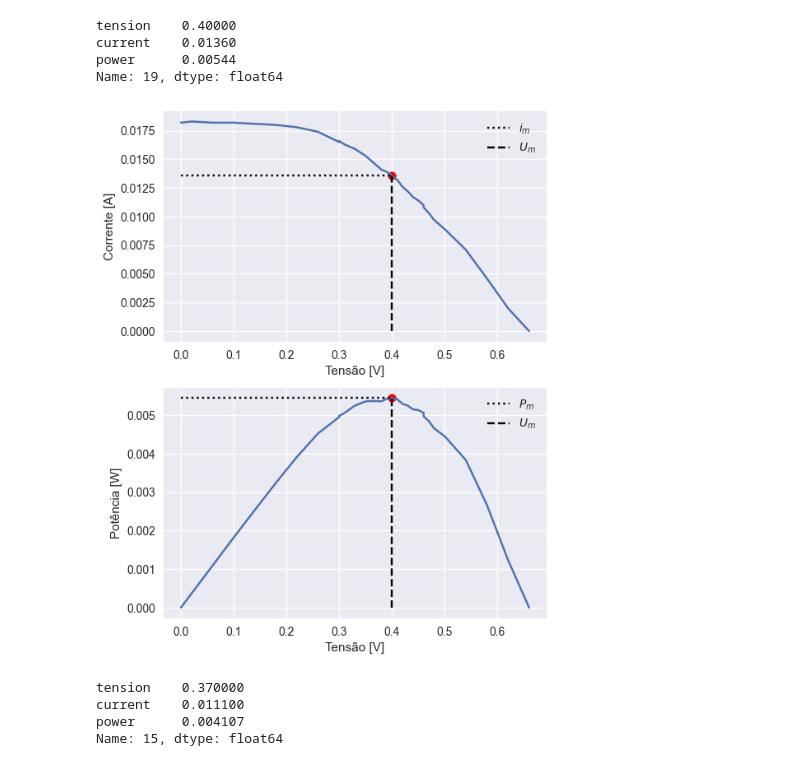
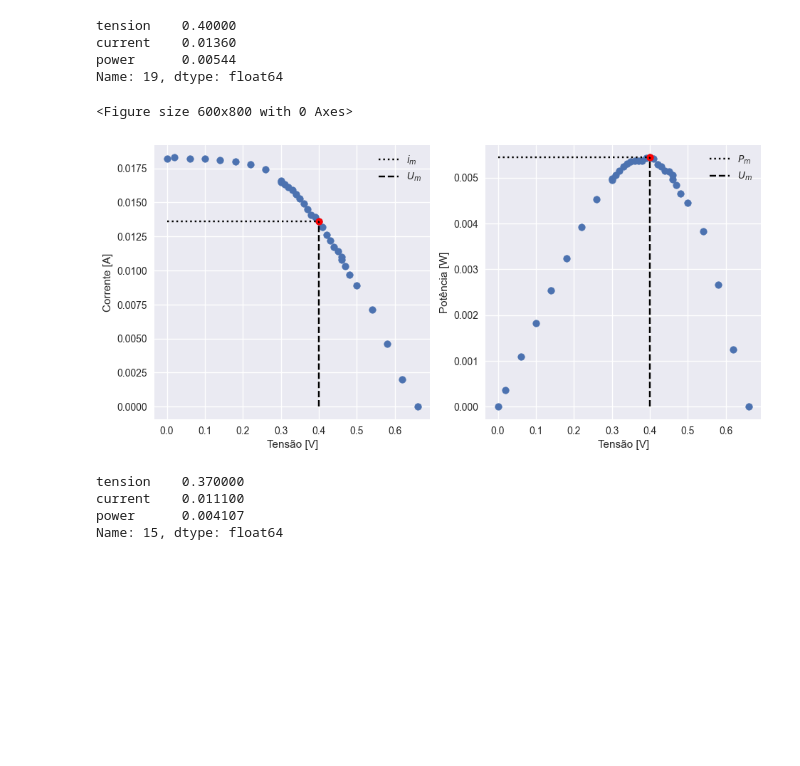
Before and after one commit to FelixLuciano/celular-solares, a Jupyter notebook: notebooks/efficiency.ipynb, the cells around one changed output. Cells and saved outputs as stored; diff of their text form; code cells hidden in the pictures; blank space fills up the shorter version.

```diff
--- a/notebooks/efficiency.ipynb
+++ b/notebooks/efficiency.ipynb
@@ -10,8 +10,8 @@ def get_max(cell: pd.DataFrame):
 def plot_max(cell: pd.DataFrame):
     cell_max = get_max(cell)
 
-    plt.subplot(211)
-    plt.plot(cell["tension"], cell["current"])
+    plt.subplot(121)
+    plt.scatter(cell["tension"], cell["current"])
     plt.hlines(cell_max["current"], cell["tension"].min(), cell_max["tension"], label="$i_m$", color="#000", linestyles="dotted")
     plt.vlines(cell_max["tension"], cell["current"].min(), cell_max["current"], label="$U_m$", color="#000", linestyles="dashed")
     plt.scatter([cell_max["tension"]], [cell_max["current"]], c="red")
@@ -20,8 +20,8 @@ def plot_max(cell: pd.DataFrame):
     plt.xlabel("Tensão [V]")
     plt.ylabel("Corrente [A]")
 
-    plt.subplot(212)
-    plt.plot(cell["tension"], cell["power"])
+    plt.subplot(122)
+    plt.scatter(cell["tension"], cell["power"])
     plt.hlines(cell_max["power"], cell["tension"].min(), cell_max["tension"], label="$P_m$", color="#000", linestyles="dotted")
     plt.vlines(cell_max["tension"], cell["power"].min(), cell_max["power"], label="$U_m$", color="#000", linestyles="dashed")
     plt.scatter([cell_max["tension"]], [cell_max["power"]], c="red")
@@ -69,13 +69,14 @@ current    0.01360
 power      0.00544
 Name: 19, dtype: float64
 # %%
-plt.figure(figsize=(6, 8))
+plt.figure(figsize=(11, 5))
 # plt.suptitle("Ensaio com a Célula 2", fontsize=14)
 plot_max(cell_2)
 plt.savefig("../docs/public/image/cell-2.svg", bbox_inches="tight")
 plt.show()
 # %% [output]
+<Figure size 600x800 with 0 Axes>
-[figure, old version]
+[figure, new version]
 # %%
 cell_3 = pd.read_csv("../data/cell-3.csv", delimiter=";", decimal=",")
 arg_Pmax = cell_3["power"].argmax()
```
Also changed, not shown: parts of 3 cells of this notebook, 8 other files.
